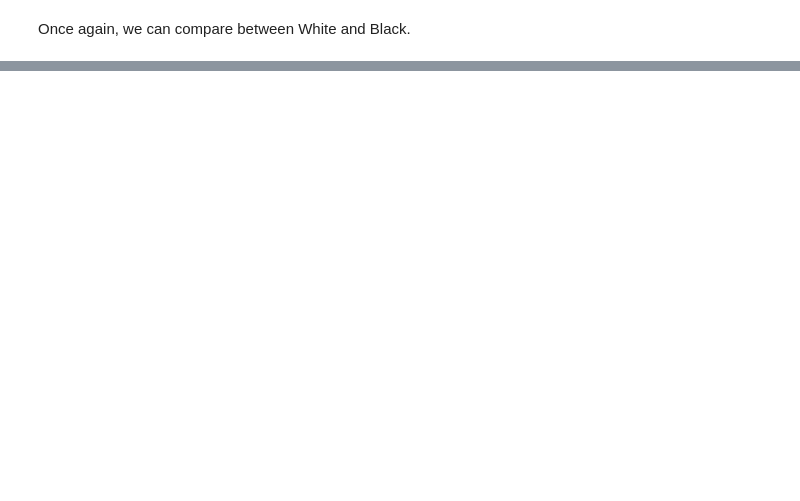
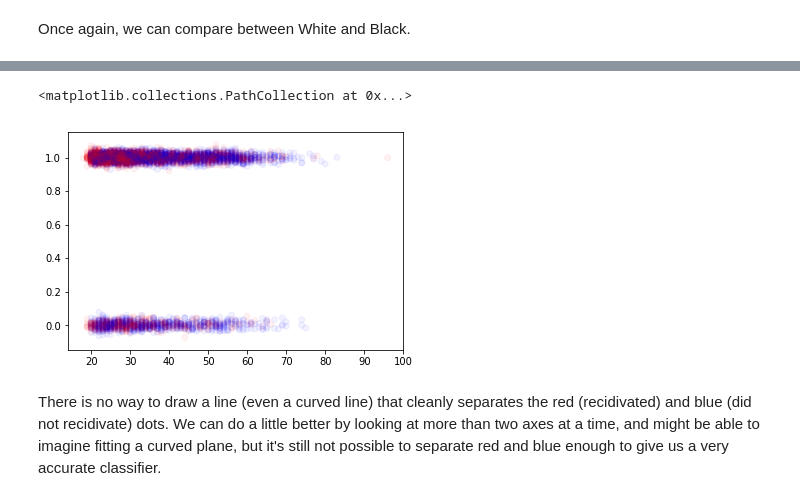
Before and after one commit to jstray/lede-algorithms, a Jupyter notebook: week-5/week-5-1-machine-bias-class.ipynb, the cells around one changed output, grey strips where cells are left out. Drawn from its saved outputs; the diff is of its cells as text; code cells hidden in the pictures; blank space fills up the shorter version.

```diff
--- a/week-5/week-5-1-machine-bias-class.ipynb
+++ b/week-5/week-5-1-machine-bias-class.ipynb
@@ -394,0 +441,13 @@ FPR:  0.322324966975
+# %%
+# add a  noise to the values in the array
+def jitter(arr):
+    # pick a standard deviation for the jitter of 3% of the data range
+    stdev = .02*(max(arr)-min(arr))
+    return arr + np.random.randn(len(arr)) * stdev
+# %%
+plt.scatter(cv.age, jitter(features.sex_Male), c=colors, alpha=0.05)
+# %% [output]
+<matplotlib.collections.PathCollection at 0x...>
+[figure, added]
+# %% [markdown]
+There is no way to draw a line (even a curved line) that cleanly separates the red (recidivated) and blue (did not recidivate) dots. We can do a little better by looking at more than two axes at a time, and might be able to imagine fitting a curved plane, but it's still not possible to separate red and blue enough to give us a very accurate classifier.
```
Also changed, not shown: parts of 23 cells of this notebook.
